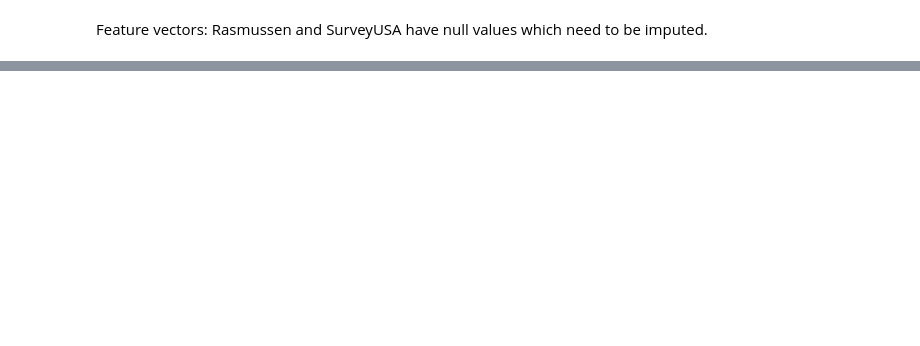
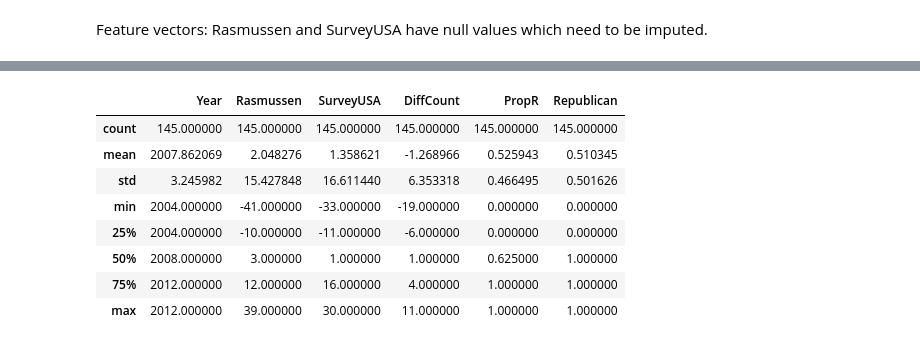
Before and after one commit to atheesh1998/Analytics-Edge, a Jupyter notebook: 3. Logistic Regression/3. Election Forecasting.ipynb, the cells around one changed output, grey strips where cells are left out. Saved outputs shown, nothing was run; the diff lists cells and outputs as text; code cells hidden in the pictures; blank space fills up the shorter version.

```diff
--- a/3. Logistic Regression/3. Election Forecasting.ipynb
+++ b/3. Logistic Regression/3. Election Forecasting.ipynb
@@ -36,0 +56,2 @@ Feature vectors: Rasmussen and SurveyUSA have null values which need to be imput
+# %%
+poll = pd.read_csv('D:/DS/analytics_edge/PollingData_Imputed.csv')
@@ -36,0 +69,12 @@ Feature vectors: Rasmussen and SurveyUSA have null values which need to be imput
+# %%
+poll.describe()
+# %% [output]
+|  | Year | Rasmussen | SurveyUSA | DiffCount | PropR | Republican |
+| count | 145.000000 | 145.000000 | 145.000000 | 145.000000 | 145.000000 | 145.000000 |
+| mean | 2007.862069 | 2.048276 | 1.358621 | -1.268966 | 0.525943 | 0.510345 |
+| std | 3.245982 | 15.427848 | 16.611440 | 6.353318 | 0.466495 | 0.501626 |
+| min | 2004.000000 | -41.000000 | -33.000000 | -19.000000 | 0.000000 | 0.000000 |
+| 25% | 2004.000000 | -10.000000 | -11.000000 | -6.000000 | 0.000000 | 0.000000 |
+| 50% | 2008.000000 | 3.000000 | 1.000000 | 1.000000 | 0.625000 | 1.000000 |
+| 75% | 2012.000000 | 12.000000 | 16.000000 | 4.000000 | 1.000000 | 1.000000 |
+| max | 2012.000000 | 39.000000 | 30.000000 | 11.000000 | 1.000000 | 1.000000 |
```
Also changed, not shown: parts of 19 cells of this notebook.
